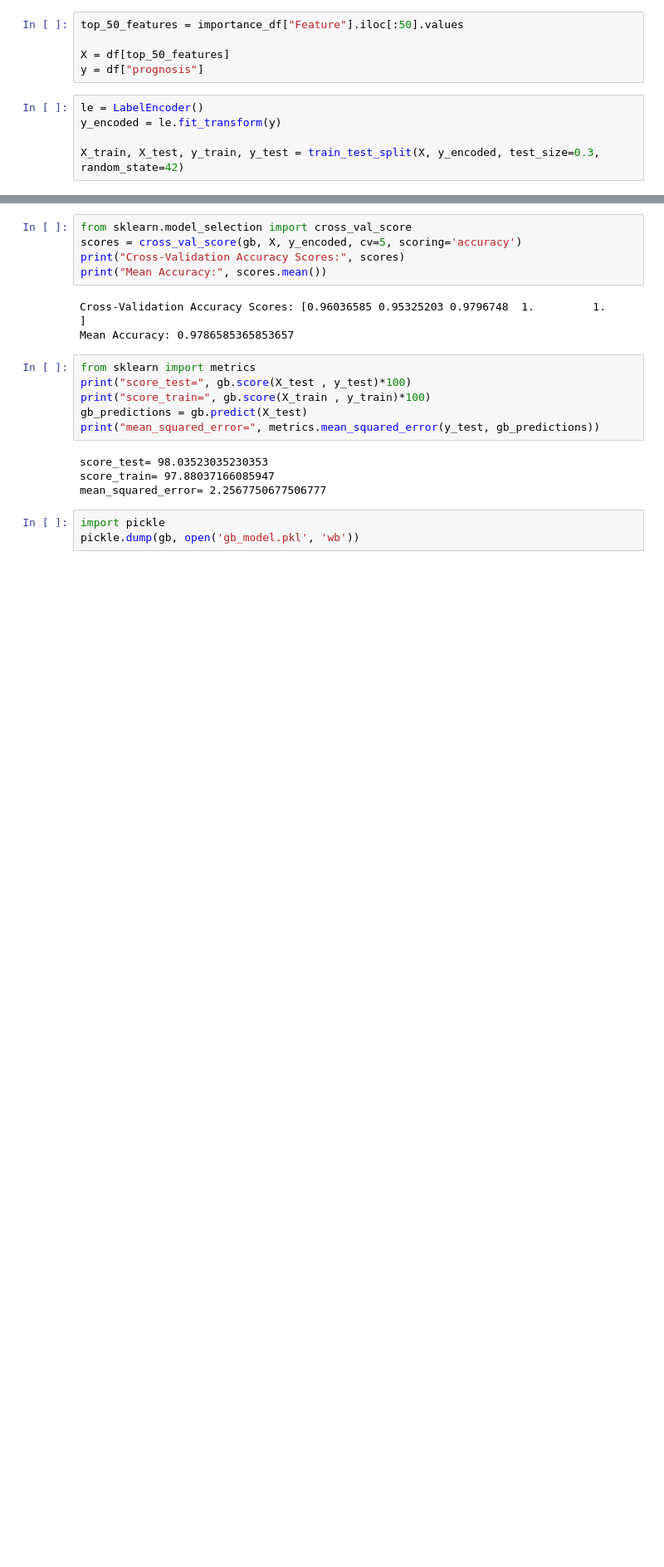
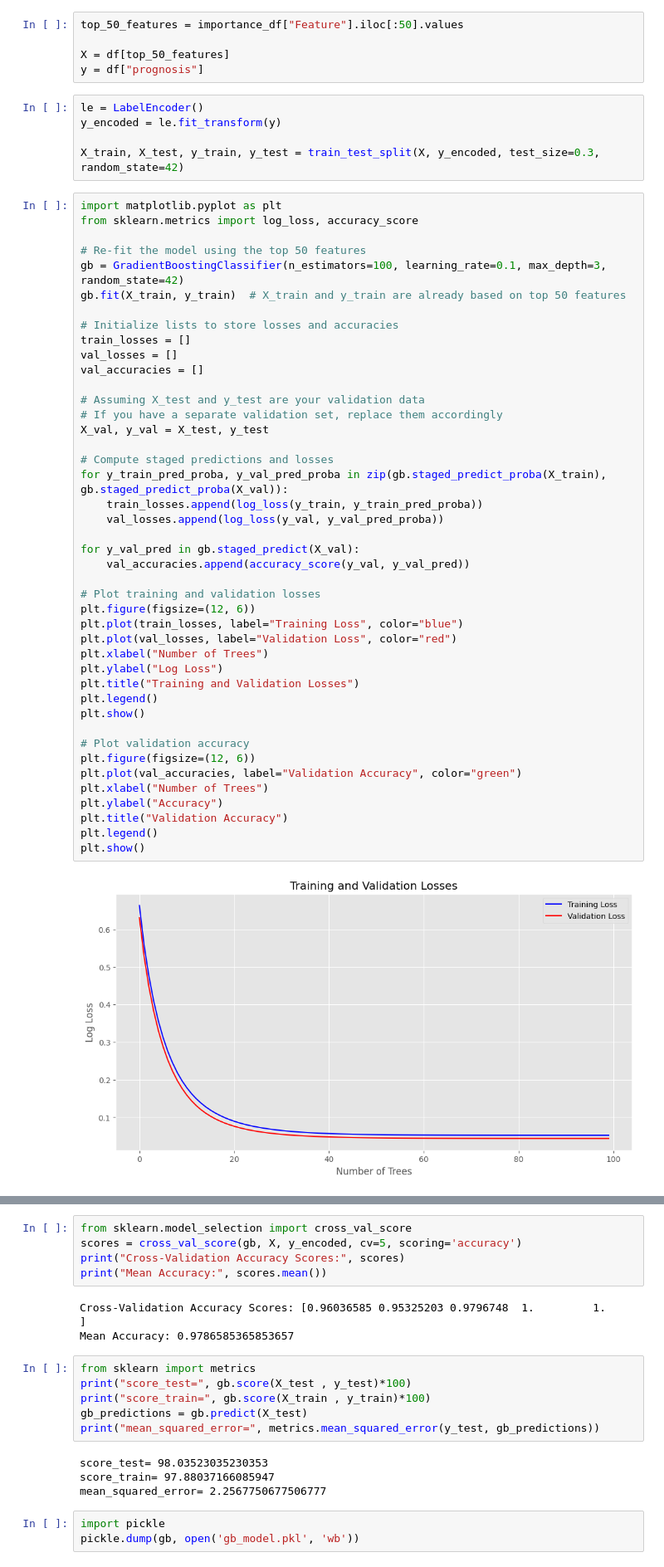
Before and after one commit to AshikKarim/health_monitoring_system_using_ml, a Jupyter notebook: Gradient-boosting_50_feature_selection.ipynb, the cells around one changed output, grey strips where cells are left out. Shown at 83% size. Drawn from its saved outputs; the diff is of its cells as text; blank space fills up the shorter version.

Commit message:
with validation accuracy and training and validation loss graph

```diff
--- a/Gradient-boosting_50_feature_selection.ipynb
+++ b/Gradient-boosting_50_feature_selection.ipynb
@@ -155,3 +154,48 @@ le = LabelEncoder()
 y_encoded = le.fit_transform(y)
 
 X_train, X_test, y_train, y_test = train_test_split(X, y_encoded, test_size=0.3, random_state=42)
+# %%
+import matplotlib.pyplot as plt
+from sklearn.metrics import log_loss, accuracy_score
+
+# Re-fit the model using the top 50 features
+gb = GradientBoostingClassifier(n_estimators=100, learning_rate=0.1, max_depth=3, random_state=42)
+gb.fit(X_train, y_train)  # X_train and y_train are already based on top 50 features
+
+# Initialize lists to store losses and accuracies
+train_losses = []
+val_losses = []
+val_accuracies = []
+
+# Assuming X_test and y_test are your validation data
+# If you have a separate validation set, replace them accordingly
+X_val, y_val = X_test, y_test
+
+# Compute staged predictions and losses
+for y_train_pred_proba, y_val_pred_proba in zip(gb.staged_predict_proba(X_train), gb.staged_predict_proba(X_val)):
+    train_losses.append(log_loss(y_train, y_train_pred_proba))
+    val_losses.append(log_loss(y_val, y_val_pred_proba))
+
+for y_val_pred in gb.staged_predict(X_val):
+    val_accuracies.append(accuracy_score(y_val, y_val_pred))
+
+# Plot training and validation losses
+plt.figure(figsize=(12, 6))
+plt.plot(train_losses, label="Training Loss", color="blue")
+plt.plot(val_losses, label="Validation Loss", color="red")
+plt.xlabel("Number of Trees")
+plt.ylabel("Log Loss")
+plt.title("Training and Validation Losses")
+plt.legend()
+plt.show()
+
+# Plot validation accuracy
+plt.figure(figsize=(12, 6))
+plt.plot(val_accuracies, label="Validation Accuracy", color="green")
+plt.xlabel("Number of Trees")
+plt.ylabel("Accuracy")
+plt.title("Validation Accuracy")
+plt.legend()
+plt.show()
+# %% [output]
+[figure, added]
```
Also changed, not shown: parts of 3 cells of this notebook.
